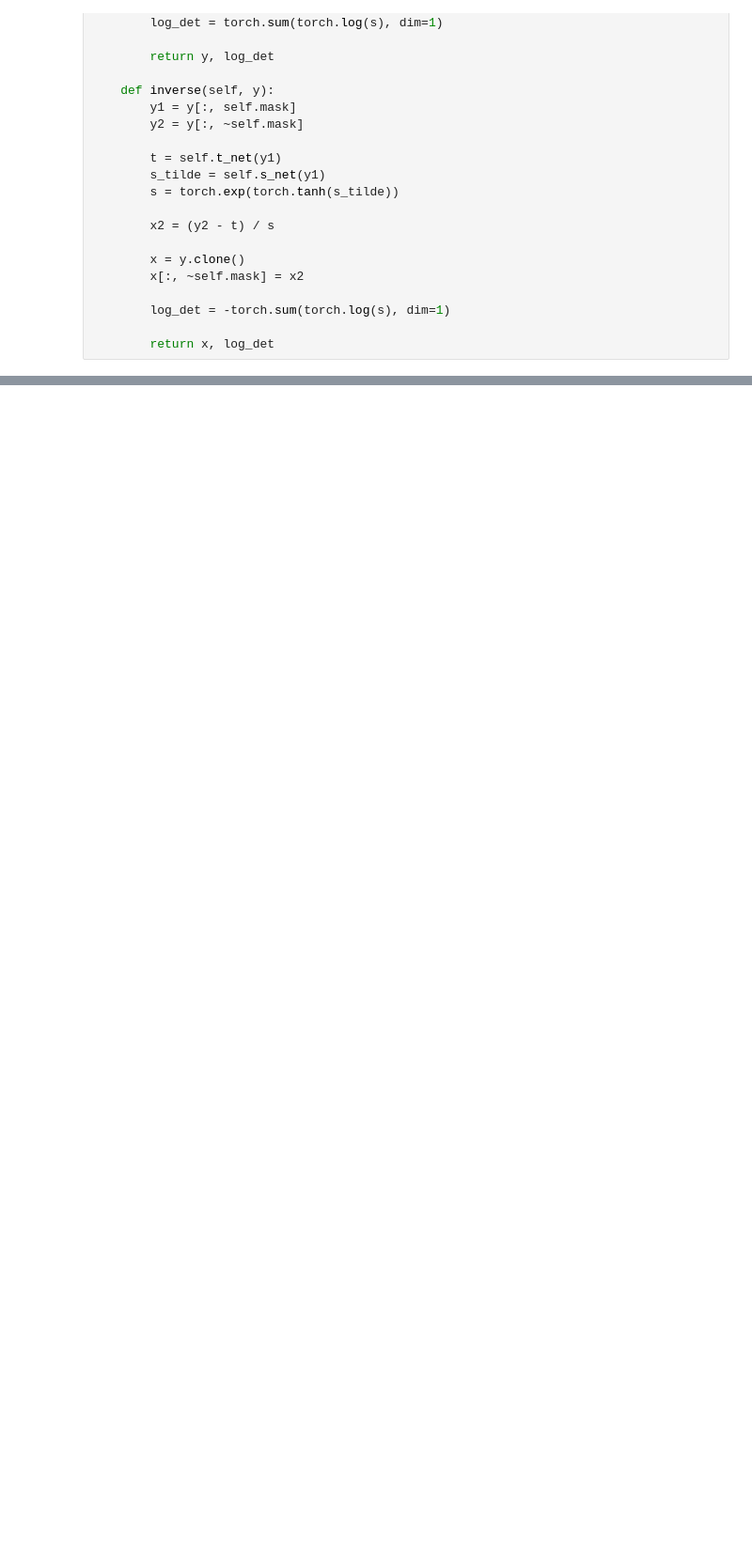
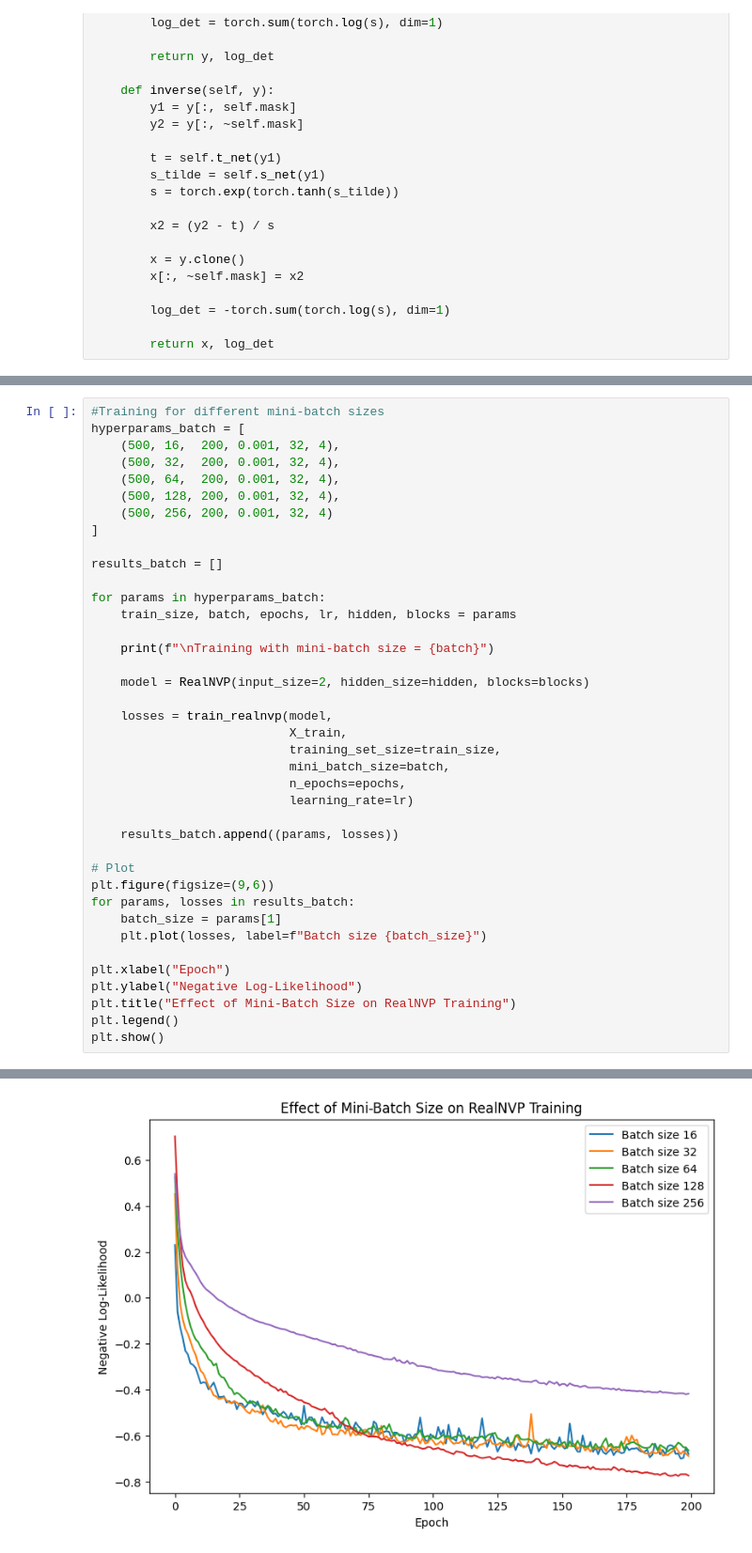
Before and after one commit to juancprolam/generative_neural_networks_for_the_sciences, a Jupyter notebook: ex03/normalizig-flows.ipynb, the cells around one changed output, grey strips where cells are left out. Shown: that part at 94% size. Drawn from its saved outputs; the diff is of its cells as text; blank space fills up the shorter version.

```diff
--- a/ex03/normalizig-flows.ipynb
+++ b/ex03/normalizig-flows.ipynb
@@ -244,0 +272,40 @@ Reconstruction error: tensor(1.2517e-06, grad_fn=<MaxBackward1>)
+# %%
+#Training for different mini-batch sizes
+hyperparams_batch = [
+    (500, 16,  200, 0.001, 32, 4),
+    (500, 32,  200, 0.001, 32, 4),
+    (500, 64,  200, 0.001, 32, 4),
+    (500, 128, 200, 0.001, 32, 4),
+    (500, 256, 200, 0.001, 32, 4)
+]
+
+results_batch = []
+
+for params in hyperparams_batch:
+    train_size, batch, epochs, lr, hidden, blocks = params
+
+    print(f"\nTraining with mini-batch size = {batch}")
+
+    model = RealNVP(input_size=2, hidden_size=hidden, blocks=blocks)
+
+    losses = train_realnvp(model,
+                           X_train,
+                           training_set_size=train_size,
+                           mini_batch_size=batch,
+                           n_epochs=epochs,
+                           learning_rate=lr)
+
+    results_batch.append((params, losses))
+
+# Plot
+plt.figure(figsize=(9,6))
+for params, losses in results_batch:
+    batch_size = params[1]
+    plt.plot(losses, label=f"Batch size {batch_size}")
+
+plt.xlabel("Epoch")
+plt.ylabel("Negative Log-Likelihood")
+plt.title("Effect of Mini-Batch Size on RealNVP Training")
+plt.legend()
+plt.show()
+# %% [output]
@@ -244,0 +329 @@ Reconstruction error: tensor(1.2517e-06, grad_fn=<MaxBackward1>)
+[figure, added]
```
Also changed, not shown: parts of 17 cells of this notebook.
